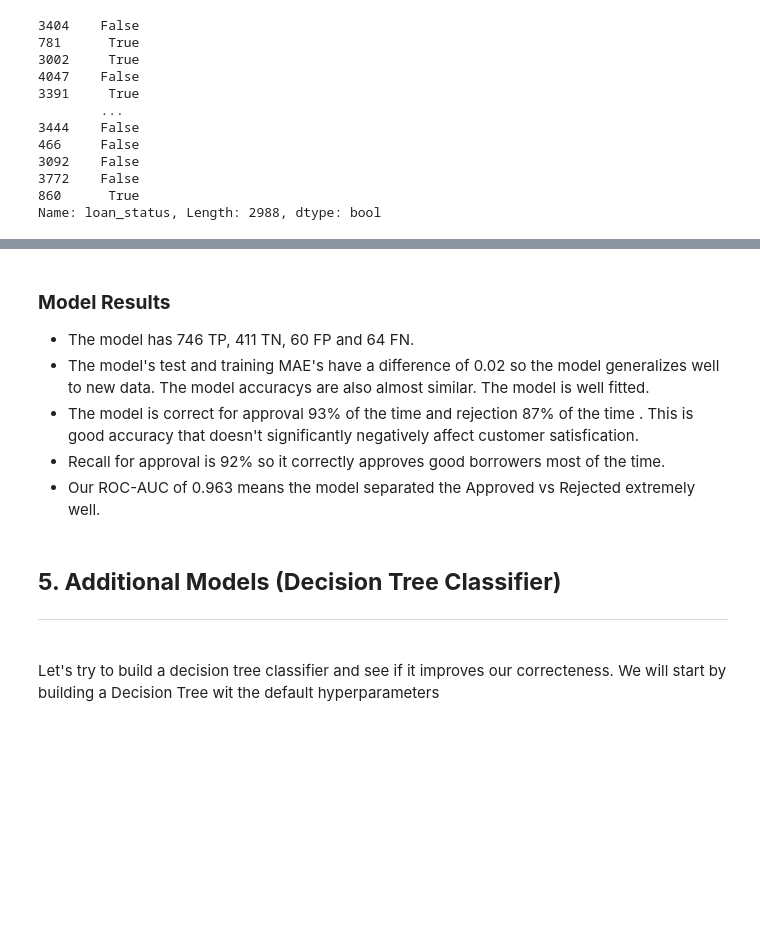
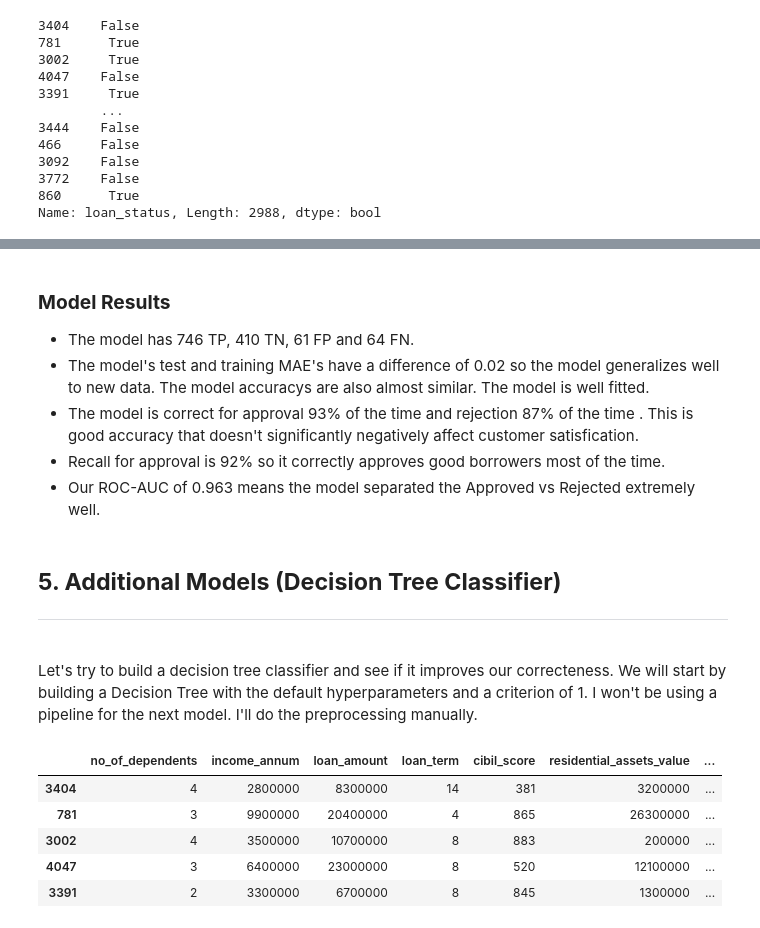
Before and after one commit to Benbellah-Owino/dsc--phase3-project-benbellah-owino-loan, a Jupyter notebook: index.ipynb, the cells around one changed output, grey strips where cells are left out. Drawn from its saved outputs; the diff is of its cells as text; code cells hidden in the pictures; blank space fills up the shorter version.

```diff
--- a/index.ipynb
+++ b/index.ipynb
@@ -220,7 +230,7 @@ ConfusionMatrixDisplay(confusion_matrix=cm).plot()
 [figure]
 # %% [markdown]
 ### **Model Results**
-* The model has 746 TP, 411 TN, 60 FP and 64 FN.
+* The model has 746 TP, 410 TN, 61 FP and 64 FN.
 * The model's test and training MAE's have a difference of 0.02 so the model generalizes well to new data. The model accuracys are also almost similar. The model is well fitted.
 * The model is correct for approval 93% of the time and rejection 87% of the time . This is good accuracy that doesn't significantly negatively affect customer satisfication.
 * Recall for approval is 92% so it correctly approves good borrowers most of the time.
@@ -228,4 +238,4 @@ ConfusionMatrixDisplay(confusion_matrix=cm).plot()
 # %% [markdown]
 ## **5. Additional Models (Decision Tree Classifier)**<hr>
 # %% [markdown]
-Let's try to build a decision tree classifier and see if it improves our correcteness. We will start by building a Decision Tree wit the default hyperparameters
+Let's try to build a decision tree classifier and see if it improves our correcteness. We will start by building a Decision Tree with the default hyperparameters and a criterion of 1. I won't be using a pipeline for the next model. I'll do the preprocessing manually.
@@ -231,0 +248,20 @@ Let's try to build a decision tree classifier and see if it improves our correct
+# %%
+# One hot encoding the variables
+ohe = OneHotEncoder()
+
+ohe.fit(Xt_train[cat_cols])
+Xt_train_ohe = ohe.transform(Xt_train[cat_cols]).toarray()
+ohe_df = pd.DataFrame(Xt_train_ohe, columns=ohe.get_feature_names_out(cat_cols), index=Xt_train.index)
+
+Xt_final = pd.concat(
+    [Xt_train[num_cols], ohe_df],
+    axis = 1
+)
+Xt_final.head()
+# %% [output]
+|  | no_of_dependents | income_annum | loan_amount | loan_term | cibil_score | residential_assets_value | ... |
+| 3404 | 4 | 2800000 | 8300000 | 14 | 381 | 3200000 | ... |
+| 781 | 3 | 9900000 | 20400000 | 4 | 865 | 26300000 | ... |
+| 3002 | 4 | 3500000 | 10700000 | 8 | 883 | 200000 | ... |
+| 4047 | 3 | 6400000 | 23000000 | 8 | 520 | 12100000 | ... |
+| 3391 | 2 | 3300000 | 6700000 | 8 | 845 | 1300000 | ... |
```
Also changed, not shown: parts of 23 cells of this notebook.
